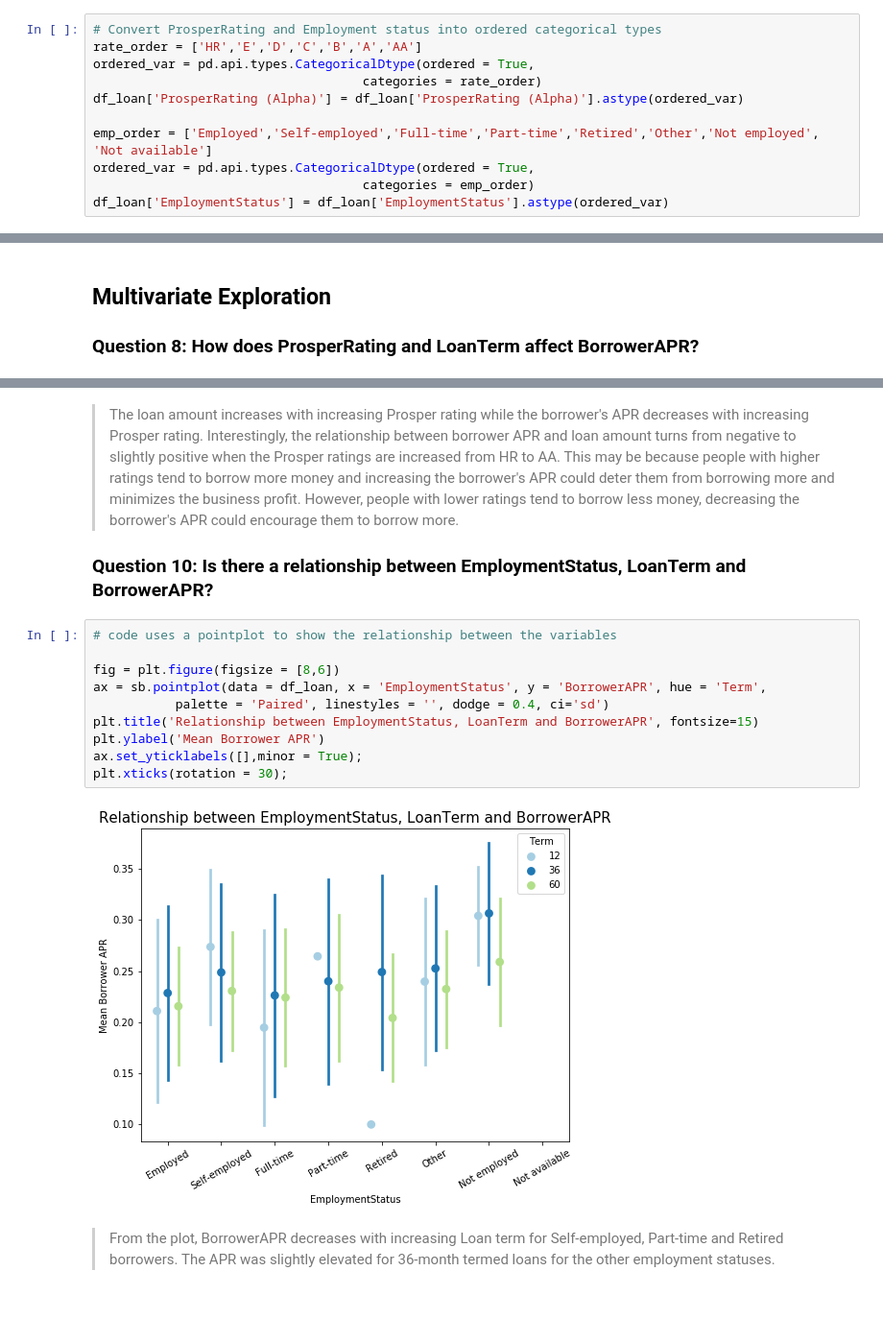
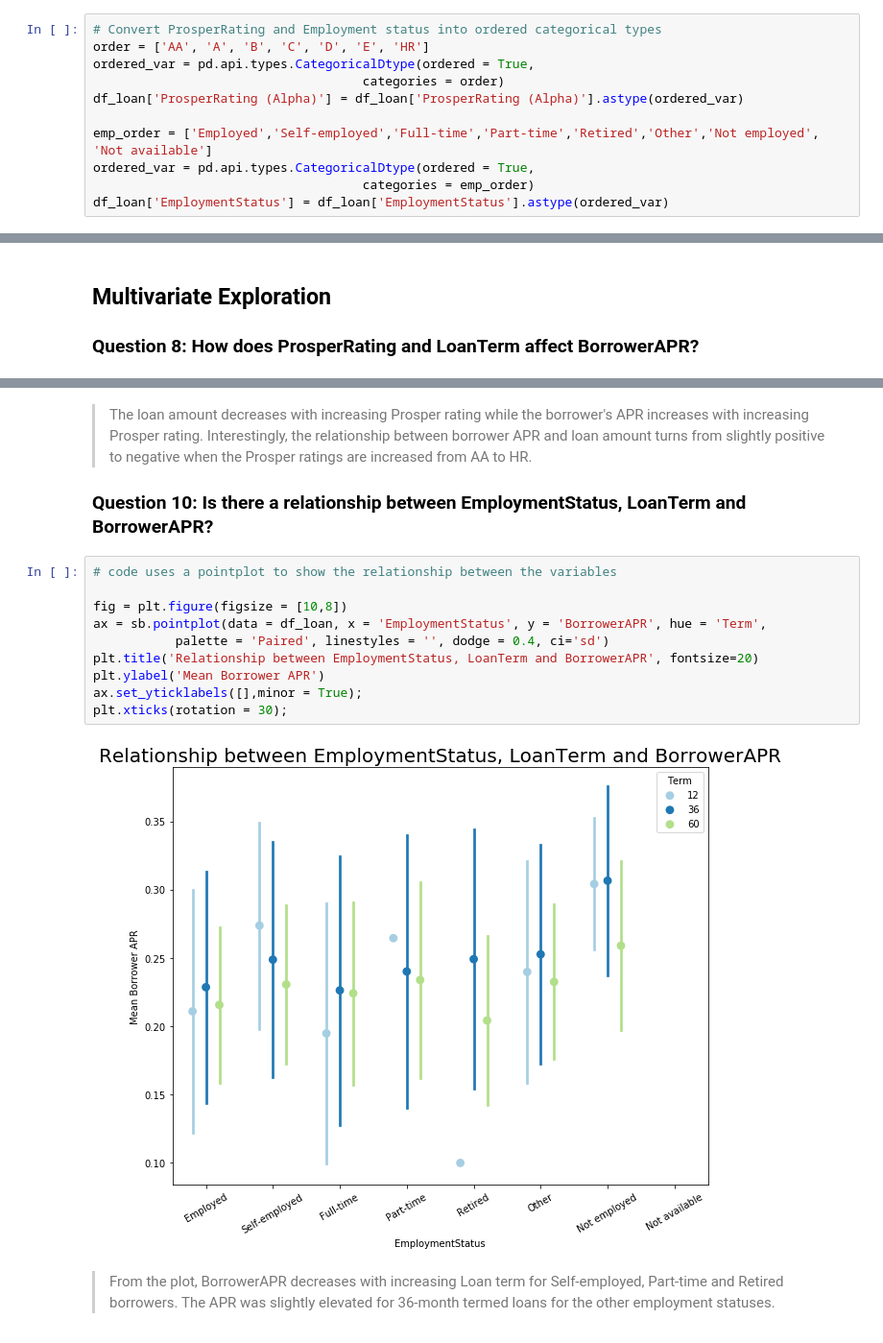
Before and after one commit to Dekunmi/Prosper, a Jupyter notebook: ProsperLoan_exploration.ipynb, the cells around one changed output, grey strips where cells are left out. Shown at 96% size. Cells and saved outputs as stored; diff of their text form; blank space fills up the shorter version.

```diff
--- a/ProsperLoan_exploration.ipynb
+++ b/ProsperLoan_exploration.ipynb
@@ -323,9 +323,9 @@ The distributions of BorrowerAPR and BorrowerRate are similar with a slight diff
 > **Occupation**: The Occupation selected by the Borrower at the time they created the listing.
 # %%
 # Convert ProsperRating and Employment status into ordered categorical types
-rate_order = ['HR','E','D','C','B','A','AA']
+order = ['AA', 'A', 'B', 'C', 'D', 'E', 'HR']
 ordered_var = pd.api.types.CategoricalDtype(ordered = True,
-                                    categories = rate_order)
+                                    categories = order)
 df_loan['ProsperRating (Alpha)'] = df_loan['ProsperRating (Alpha)'].astype(ordered_var)
 
 emp_order = ['Employed','Self-employed','Full-time','Part-time','Retired','Other','Not employed', 'Not available']
@@ -672,20 +675,20 @@ g.add_legend();
 # %% [markdown]
-> The loan amount increases with increasing Prosper rating while the borrower's APR decreases with increasing Prosper rating. Interestingly, the relationship between borrower APR and loan amount turns from negative to slightly positive when the Prosper ratings are increased from HR to AA. This may be because people with higher ratings tend to borrow more money and increasing the borrower's APR could deter them from borrowing more and minimizes the business profit. However, people with lower ratings tend to borrow less money, decreasing the borrower's APR could encourage them to borrow more.
+> The loan amount decreases with increasing Prosper rating while the borrower's APR increases with increasing Prosper rating. Interestingly, the relationship between borrower APR and loan amount turns from slightly positive to negative when the Prosper ratings are increased from AA to HR.
 
 
 ### Question 10: Is there a relationship between EmploymentStatus, LoanTerm and BorrowerAPR?
 # %%
 # code uses a pointplot to show the relationship between the variables
 
-fig = plt.figure(figsize = [8,6])
+fig = plt.figure(figsize = [10,8])
 ax = sb.pointplot(data = df_loan, x = 'EmploymentStatus', y = 'BorrowerAPR', hue = 'Term',
            palette = 'Paired', linestyles = '', dodge = 0.4, ci='sd')
-plt.title('Relationship between EmploymentStatus, LoanTerm and BorrowerAPR', fontsize=15)
+plt.title('Relationship between EmploymentStatus, LoanTerm and BorrowerAPR', fontsize=20)
 plt.ylabel('Mean Borrower APR')
 ax.set_yticklabels([],minor = True);
 plt.xticks(rotation = 30);
 # %% [output]
-[figure, old version]
+[figure, new version]
 # %% [markdown]
 > From the plot, BorrowerAPR decreases with increasing Loan term for Self-employed, Part-time and Retired borrowers. The APR was slightly elevated for 36-month termed loans for the other employment statuses.
 # %% [markdown]
```
Also changed, not shown: parts of 16 cells of this notebook, 4 other files.
